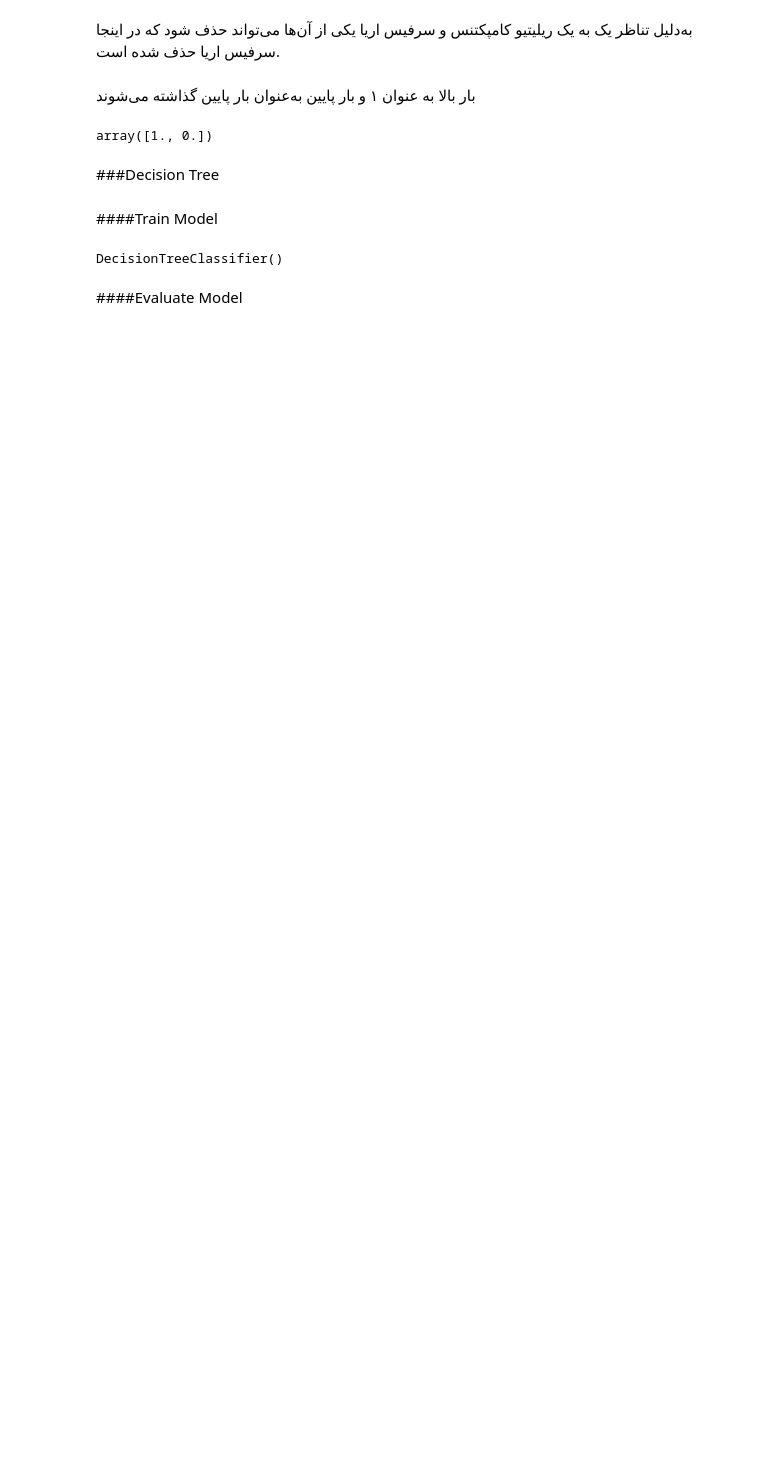
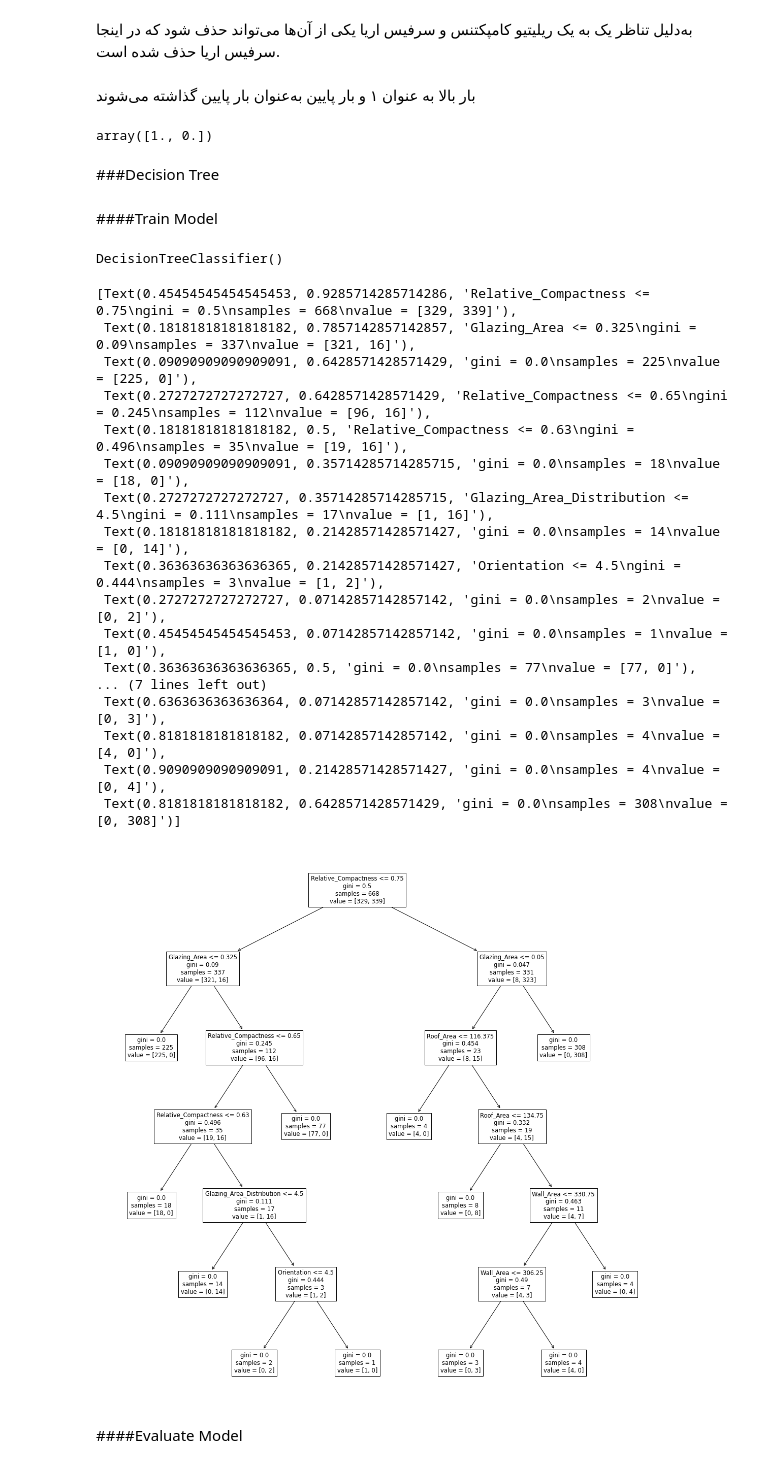
Before and after one commit to zolfaShefreie/Heating-Cooling-Load-Prediction, a Jupyter notebook: EnergyEfficiency_prediction.ipynb, the cells around one changed output. Saved outputs shown, nothing was run; the diff lists cells and outputs as text; code cells hidden in the pictures; blank space fills up the shorter version.

```diff
--- a/EnergyEfficiency_prediction.ipynb
+++ b/EnergyEfficiency_prediction.ipynb
@@ -305,10 +333,6 @@ y_test.loc[y_test['Heating_Load'] >= 18, 'Heating_Load'] = 1
 y_train.Heating_Load.unique()
 # %% [output]
 array([1., 0.])
-# %%
-scaler = MinMaxScaler()
-x_train = scaler.fit_transform(x_train)
-x_test = scaler.transform(x_test)
 # %% [markdown]
 ###Decision Tree
 # %% [markdown]
@@ -318,6 +342,30 @@ dtc_model = DecisionTreeClassifier()
 dtc_model.fit(x_train, y_train.Heating_Load)
 # %% [output]
 DecisionTreeClassifier()
+# %%
+plt.figure(figsize=(20, 20))
+plot_tree(dtc_model, feature_names=['Relative_Compactness', 'Wall_Area', 'Roof_Area',
+                    'Overall_Height', 'Orientation', 'Glazing_Area',
+                    'Glazing_Area_Distribution'])
+# %% [output]
+[Text(0.45454545454545453, 0.9285714285714286, 'Relative_Compactness <= 0.75\ngini = 0.5\nsamples = 668\nvalue = [329, 339]'),
+ Text(0.18181818181818182, 0.7857142857142857, 'Glazing_Area <= 0.325\ngini = 0.09\nsamples = 337\nvalue = [321, 16]'),
+ Text(0.09090909090909091, 0.6428571428571429, 'gini = 0.0\nsamples = 225\nvalue = [225, 0]'),
+ Text(0.2727272727272727, 0.6428571428571429, 'Relative_Compactness <= 0.65\ngini = 0.245\nsamples = 112\nvalue = [96, 16]'),
+ Text(0.18181818181818182, 0.5, 'Relative_Compactness <= 0.63\ngini = 0.496\nsamples = 35\nvalue = [19, 16]'),
+ Text(0.09090909090909091, 0.35714285714285715, 'gini = 0.0\nsamples = 18\nvalue = [18, 0]'),
+ Text(0.2727272727272727, 0.35714285714285715, 'Glazing_Area_Distribution <= 4.5\ngini = 0.111\nsamples = 17\nvalue = [1, 16]'),
+ Text(0.18181818181818182, 0.21428571428571427, 'gini = 0.0\nsamples = 14\nvalue = [0, 14]'),
+ Text(0.36363636363636365, 0.21428571428571427, 'Orientation <= 4.5\ngini = 0.444\nsamples = 3\nvalue = [1, 2]'),
+ Text(0.2727272727272727, 0.07142857142857142, 'gini = 0.0\nsamples = 2\nvalue = [0, 2]'),
+ Text(0.45454545454545453, 0.07142857142857142, 'gini = 0.0\nsamples = 1\nvalue = [1, 0]'),
+ Text(0.36363636363636365, 0.5, 'gini = 0.0\nsamples = 77\nvalue = [77, 0]'),
+... (7 lines left out)
+ Text(0.6363636363636364, 0.07142857142857142, 'gini = 0.0\nsamples = 3\nvalue = [0, 3]'),
+ Text(0.8181818181818182, 0.07142857142857142, 'gini = 0.0\nsamples = 4\nvalue = [4, 0]'),
+ Text(0.9090909090909091, 0.21428571428571427, 'gini = 0.0\nsamples = 4\nvalue = [0, 4]'),
+ Text(0.8181818181818182, 0.6428571428571429, 'gini = 0.0\nsamples = 308\nvalue = [0, 308]')]
+[figure, added]
 # %% [markdown]
 ####Evaluate Model
 # %%
```
Also changed, not shown: parts of 46 cells of this notebook.
